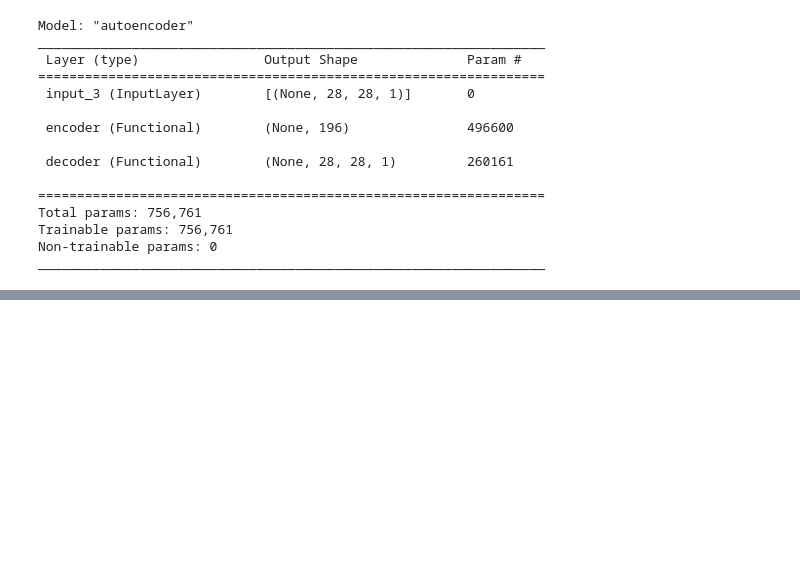
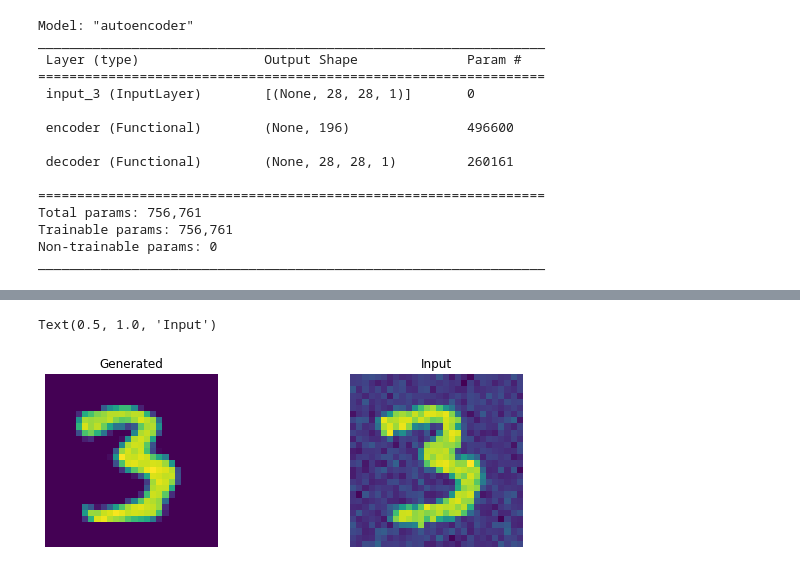
Before and after one commit to DivyamChandalia/AutoEncoder, a Jupyter notebook: AutoEncoder.ipynb, the cells around one changed output, grey strips where cells are left out. Cells and saved outputs as stored; diff of their text form; code cells hidden in the pictures; blank space fills up the shorter version.

Commit message:
Prediction, image generation using noisy input, and saving model weights

```diff
--- a/AutoEncoder.ipynb
+++ b/AutoEncoder.ipynb
@@ -118,9 +118,19 @@ Trainable params: 756,761
 Non-trainable params: 0
 _________________________________________________________________
 # %%
+checkpoint_path = "C:/Users/divya/Desktop/ML/AutoEncoder/AutoEncoderWeights.ckpt"
+
+# Create a callback that saves the model's weights
+cp_callback = tf.keras.callbacks.ModelCheckpoint(filepath=checkpoint_path,
+                                                 save_weights_only=True,
+                                                 verbose=1)
+
 autoencoder.compile(optimizer="adam",
               loss ='mean_squared_error',
               metrics=['accuracy'])
 
-trained_model = autoencoder.fit(train_x, train_x, batch_size=64, epochs=5, verbose=1, validation_data=(val_x, val_x))
+trained_model = autoencoder.fit(train_x, train_x,
+                                batch_size=64, epochs=5,
+                                verbose=1, validation_data=(val_x, val_x),
+                                callbacks=[cp_callback])
 # %% [output]
@@ -146,0 +138,31 @@ Epoch 10/10
+# %%
+import matplotlib.pyplot as plt
+
+index=500
+pred_input=val_x[index]+np.random.randn(28,28)*0.07
+pred=np.expand_dims(pred_input, axis=0)
+output = autoencoder.predict(pred)
+output = output * 255
+
+fig = plt.figure(figsize=(10, 7))
+rows=2
+columns=2
+
+# Adds a subplot at the 1st position
+fig.add_subplot(rows, columns, 1)
+
+# showing image
+plt.imshow(output[0])
+plt.axis('off')
+plt.title("Generated")
+
+# Adds a subplot at the 2nd position
+fig.add_subplot(rows, columns, 2)
+
+# showing image
+plt.imshow(pred_input)
+plt.axis('off')
+plt.title("Input")
+# %% [output]
+Text(0.5, 1.0, 'Input')
+[figure, added]
```
Also changed, not shown: parts of 1 cell of this notebook, 3 other files.
